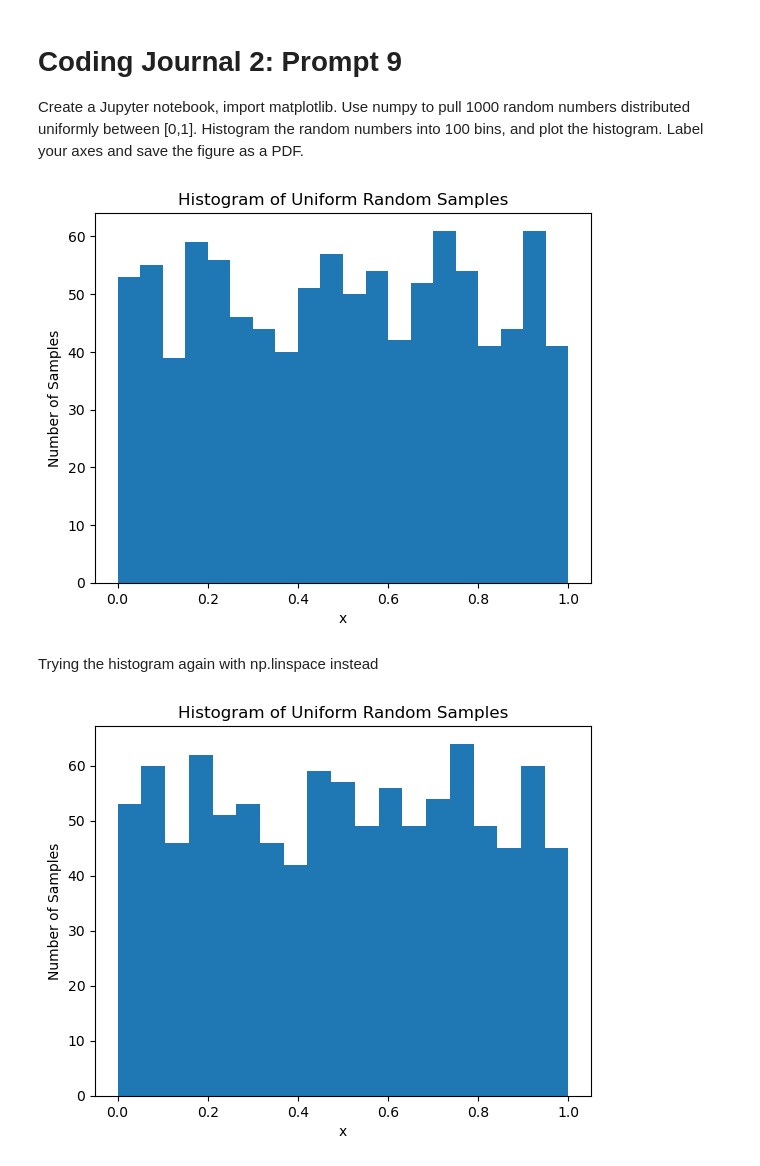
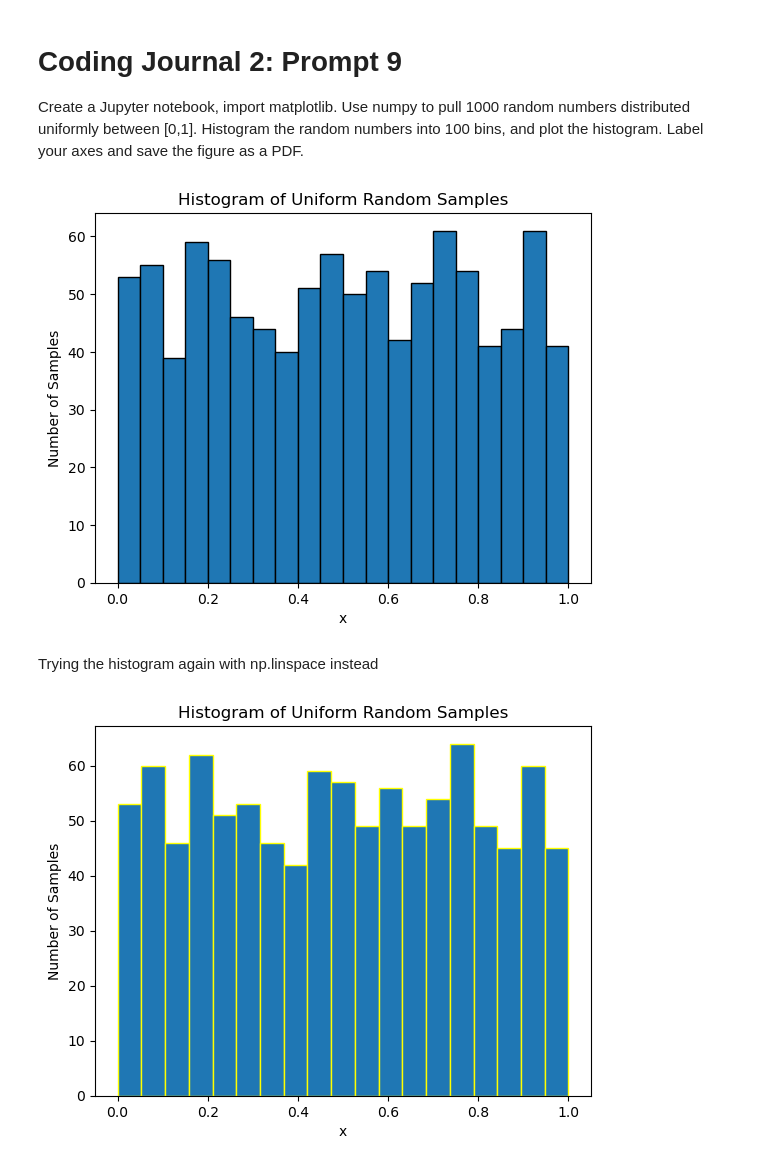
Before and after one commit to djlouie/astr19-spring25, a Jupyter notebook: cj2-prompt9.ipynb, the cells around one changed output. Drawn from its saved outputs; the diff is of its cells as text; code cells hidden in the pictures.

```diff
--- a/cj2-prompt9.ipynb
+++ b/cj2-prompt9.ipynb
@@ -20,31 +20,31 @@ histmax = np.ceil(max(x))  # set the min of the lowest value and round up (shoul
 bins = np.arange(histmin, histmax + width, width)
 
 # plot the data as a histogram
-plt.hist(x, bins=bins)
+plt.hist(x, bins=bins, edgecolor="black")
 plt.title("Histogram of Uniform Random Samples")
 plt.xlabel("x")
 plt.ylabel("Number of Samples")
 plt.savefig("cj2-prompt9.pdf", bbox_inches="tight")
 plt.show()
 # %% [output]
-[figure, old version]
+[figure, new version]
 # %% [markdown]
 Trying the histogram again with np.linspace instead
 # %%
 # create histogram with bins
 num_bins = 20  # number of bins minus one because this defines the boundary numbers
 histmin = np.floor(min(x))  # set the min of the lowest value and round down (should be 0)
 histmax = np.ceil(max(x))  # set the min of the lowest value and round up (should be 1)
 
 # make the limits of the bins with np.arange (makes a np from histmin -> histmax with steps of width)
 bins = np.linspace(histmin, histmax, num_bins)
 
 # plot the data as a histogram
-plt.hist(x, bins=bins)
+plt.hist(x, bins=bins, edgecolor="yellow")
 plt.title("Histogram of Uniform Random Samples")
 plt.xlabel("x")
 plt.ylabel("Number of Samples")
 # plt.savefig("cj2-prompt9.pdf", bbox_inches="tight")
 plt.show()
 # %% [output]
-[figure, old version]
+[figure, new version]
```
Also changed, not shown: 1 other file.
